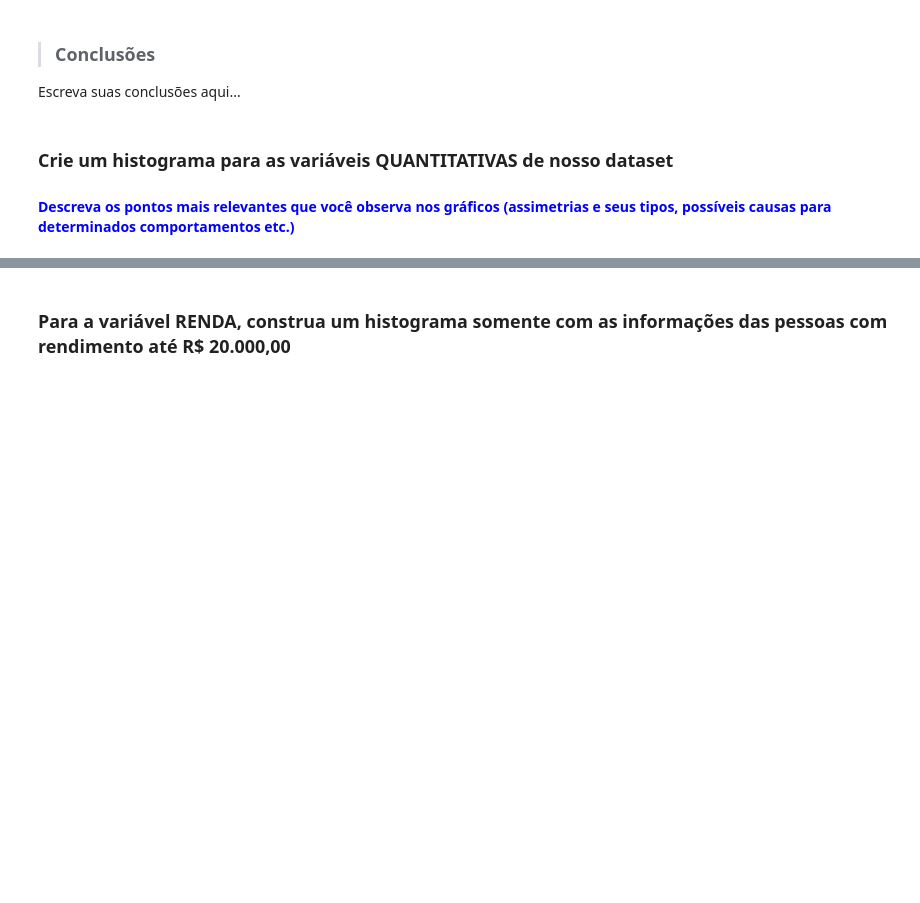
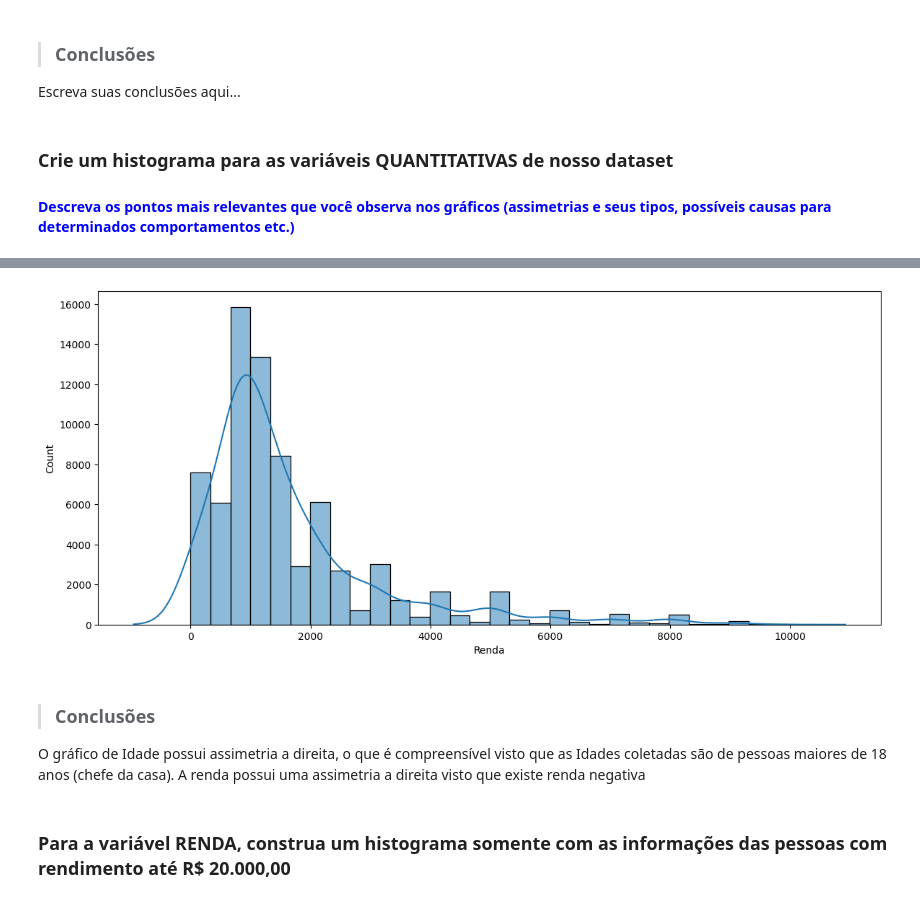
Before and after one commit to wcotta/alura, a Jupyter notebook: Formação Data Science/Modulo I/Projetos/Análise_Descritiva.ipynb, the cells around one changed output, grey strips where cells are left out. Cells and saved outputs as stored; diff of their text form; code cells hidden in the pictures; blank space fills up the shorter version.

```diff
--- a/Formação Data Science/Modulo I/Projetos/Análise_Descritiva.ipynb
+++ b/Formação Data Science/Modulo I/Projetos/Análise_Descritiva.ipynb
@@ -271,2 +281,15 @@ Escreva suas conclusões aqui...
+# %%
+plot = sns.histplot(dados.query('Renda<10000')['Renda'],
+             bins=30,
+             kde=True,
+             kde_kws= {'cut' : 3, 'bw_adjust':2})
+plot.figure.set_size_inches(14,6)
+# %% [output]
+[figure, added]
+# %% [markdown]
+> ### Conclusões
+
+O gráfico de Idade possui assimetria a direita, o que é compreensível visto que as Idades coletadas são de pessoas maiores de 18 anos (chefe da casa).
+A renda possui uma assimetria a direita visto que existe renda negativa
 # %% [markdown]
 ### Para a variável RENDA, construa um histograma somente com as informações das pessoas com rendimento até R$ 20.000,00
```
Also changed, not shown: parts of 15 cells of this notebook.
